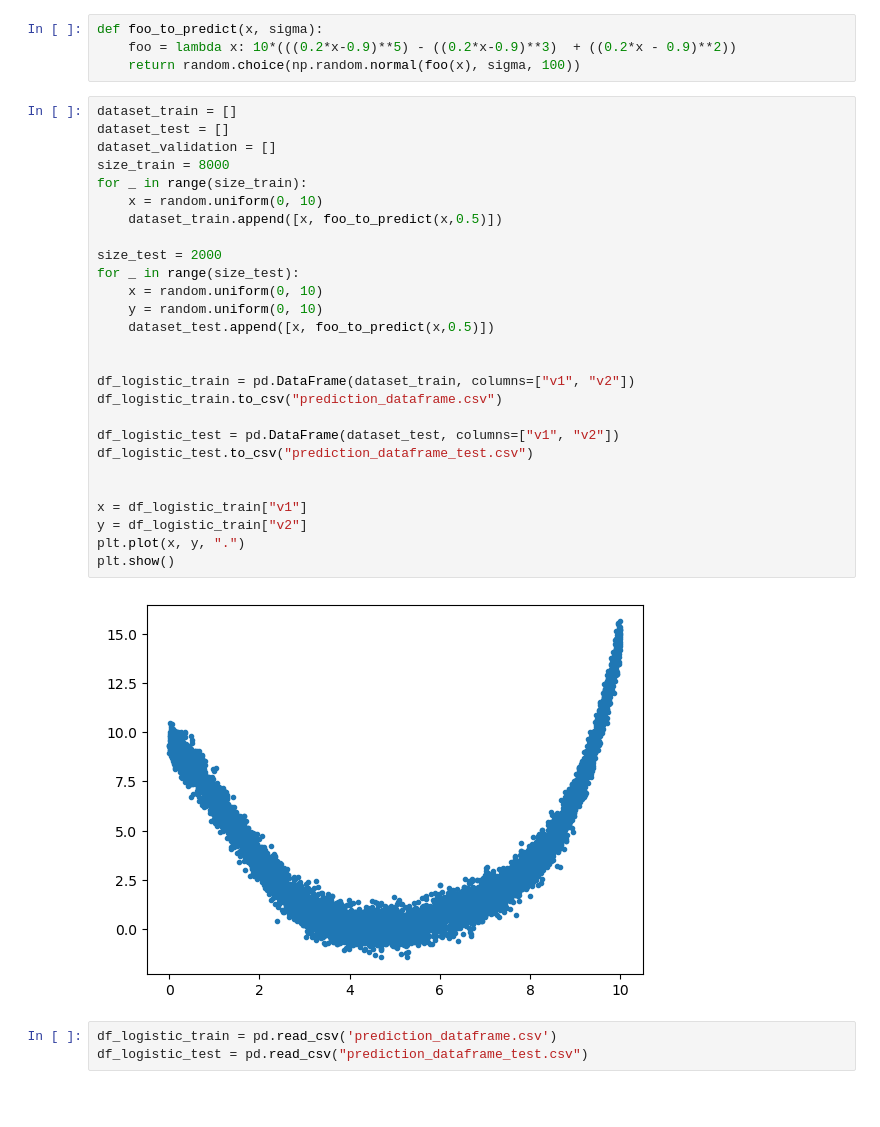
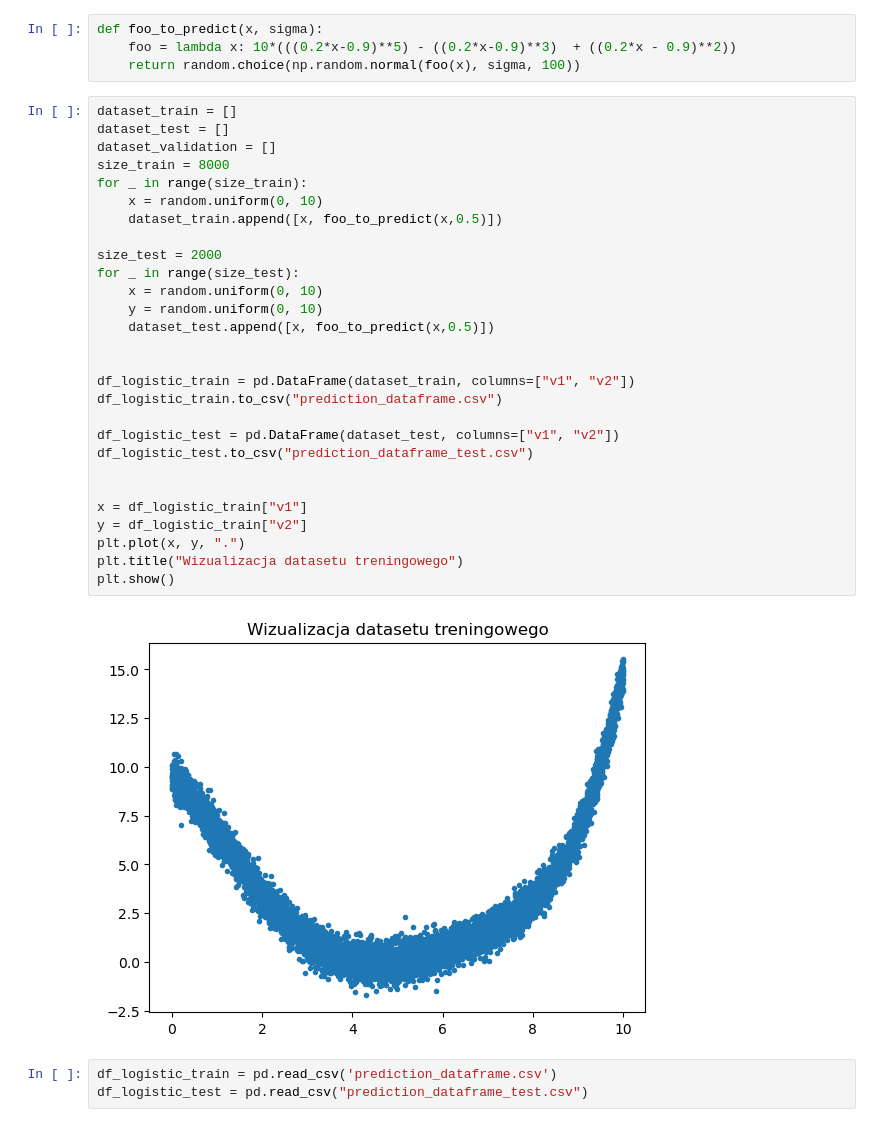
Before and after one commit to puszekjuliuszek/PUMy, a Jupyter notebook: lab1/Untitled2.ipynb, the cells around one changed output. Cells and saved outputs as stored; diff of their text form; blank space fills up the shorter version.

```diff
--- a/lab1/Untitled2.ipynb
+++ b/lab1/Untitled2.ipynb
@@ -122,32 +129,33 @@ def foo_to_predict(x, sigma):
 # %%
 dataset_train = []
 dataset_test = []
 dataset_validation = []
 size_train = 8000
 for _ in range(size_train):
     x = random.uniform(0, 10)
     dataset_train.append([x, foo_to_predict(x,0.5)])
 
 size_test = 2000
 for _ in range(size_test):
     x = random.uniform(0, 10)
     y = random.uniform(0, 10)
     dataset_test.append([x, foo_to_predict(x,0.5)])
 
 
 df_logistic_train = pd.DataFrame(dataset_train, columns=["v1", "v2"])
 df_logistic_train.to_csv("prediction_dataframe.csv")
 
 df_logistic_test = pd.DataFrame(dataset_test, columns=["v1", "v2"])
 df_logistic_test.to_csv("prediction_dataframe_test.csv")
 
 
 x = df_logistic_train["v1"]
 y = df_logistic_train["v2"]
 plt.plot(x, y, ".")
+plt.title("Wizualizacja datasetu treningowego")
 plt.show()
 # %% [output]
-[figure, old version]
+[figure, new version]
 # %%
 df_logistic_train = pd.read_csv('prediction_dataframe.csv')
 df_logistic_test = pd.read_csv("prediction_dataframe_test.csv")
```
Also changed, not shown: parts of 19 cells of this notebook, 5 other files.
